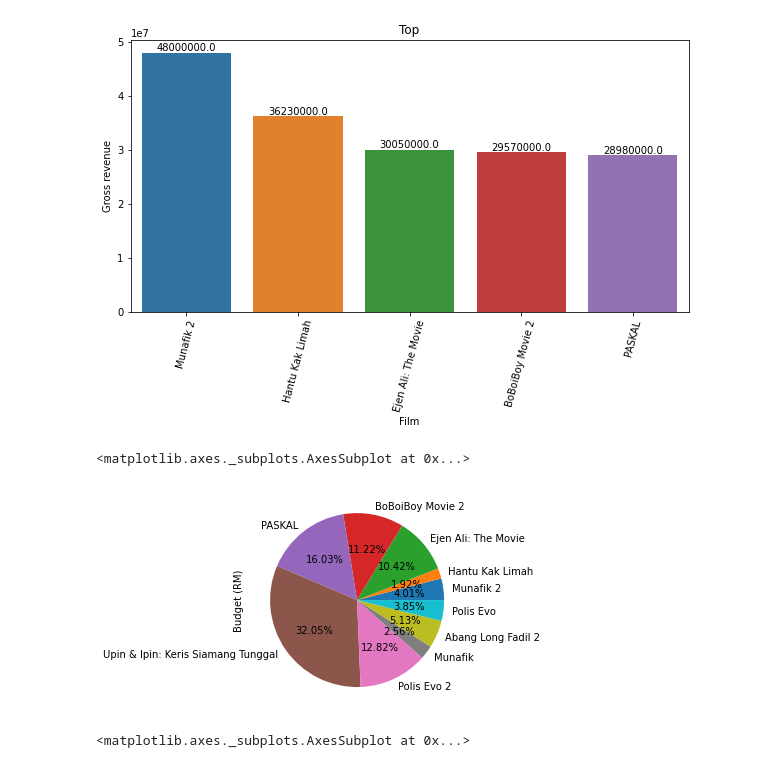
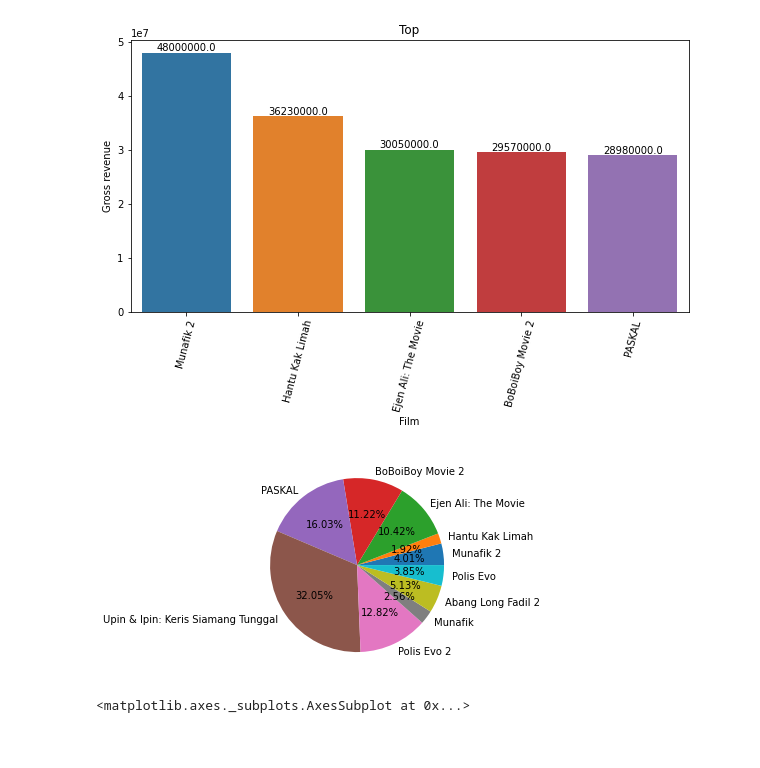
Before and after one commit to Ivanova-Daria/Labworks, a Jupyter notebook: Лаба_4_3.ipynb, the cells around one changed output. Saved outputs shown, nothing was run; the diff lists cells and outputs as text; code cells hidden in the pictures.

```diff
--- a/Лаба_4_3.ipynb
+++ b/Лаба_4_3.ipynb
@@ -264,12 +264,11 @@ for p in ax.patches:
 # %%
 from matplotlib import pyplot as plt
 import numpy as np
 fig, ax = plt.subplots()
-df2 = df.groupby('Film')['Budget (RM)'].mean()
-df['Budget (RM)'].plot(kind='pie',autopct='%.2f%%', labels=df['Film'])
+ax.pie(df['Budget (RM)'],autopct='%.2f%%', labels=df['Film'])
+plt.show()
 # %% [output]
-<matplotlib.axes._subplots.AxesSubplot at 0x...>
-[figure, old version]
+[figure, new version]
 # %%
 df2 = df.groupby('Year')['Gross (RM)'].mean()
 df2.plot(kind='line',figsize=(10,5))
```
